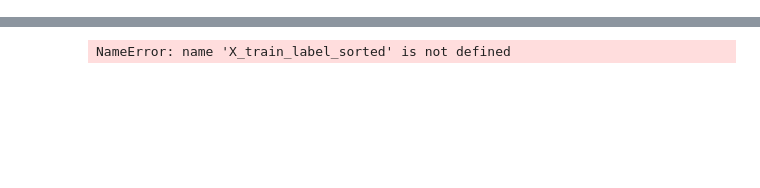
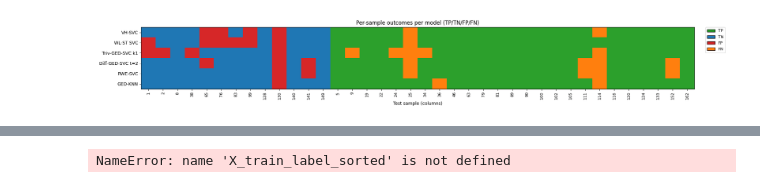
Before and after one commit to SimonESchumacher/Exploration-of-the-Potential-of-GED-based-Classifiers, a Jupyter notebook: Kernel_Matrix.ipynb, the cells around one changed output, grey strips where cells are left out. Cells and saved outputs as stored; diff of their text form; code cells hidden in the pictures; blank space fills up the shorter version.

```diff
--- a/Kernel_Matrix.ipynb
+++ b/Kernel_Matrix.ipynb
@@ -183,0 +357,14 @@ sorted_labels_map_by_size = [sorted_labels_map_graphic[x] for x in sorted(range(
+# %%
+test_indices = [int(g.name) for g in X_test]
+sorted_test_indices_by_labels = [x for _, x in sorted(zip(y_test, test_indices))]
+# sort them by their labels primarily and secondarily by their node count
+
+sorted_test_indices_by_labels_and_size = [test_indices[x] for x in sorted(range(len(test_indices)), key=lambda idx: (y_test[idx], y_test[idx]*len(X_test[idx].nodes())))]
+
+
+
+
+X_test_label_sorted = [DATASET.graphs[idx] for idx in sorted_test_indices_by_labels]
+Y_test_label_sorted = [y_test[test_indices.index(idx)] for idx in sorted_test_indices_by_labels]
+X_test_sorted = [DATASET.graphs[idx] for idx in sorted_test_indices_by_labels]
+Y_test_sorted = [y_test[test_indices.index(idx)] for idx in sorted_test_indices_by_labels]
@@ -184,3 +500,80 @@ sorted_labels_map_by_size = [sorted_labels_map_graphic[x] for x in sorted(range(
+# %%
+import numpy as np
+from matplotlib.colors import ListedColormap
+from matplotlib.patches import Patch
+
+# Horizontal stripes per model showing results_df entries in 4 colors (TP,TN,FP,FN).
+# Uses variables already present in the notebook: results_df
+
+import matplotlib.pyplot as plt
+
+# define mapping and colors (4 colors for TP,TN,FP,FN)
+label_order = ["TP", "TN", "FP", "FN"]
+color_map = {
+    "TP": "#2ca02c",   # green
+    "TN": "#1f77b4",   # blue
+    "FP": "#d62728",   # red
+    "FN": "#ff7f0e",   # orange
+    "NA": "#7f7f7f",   # grey (if present)
+    "OTHER": "#7f7f7f" # grey (if present)
+}
+
+# build integer matrix for imshow (map unseen values to a fallback index)
+rows = results_df.index.tolist()
+cols = results_df.columns.tolist()
+n_models = len(rows)
+n_samples = len(cols)
+
+fallback_idx = len(label_order)  # index for any fallback (NA/OTHER)
+all_colors = [color_map[l] for l in label_order] + ["#7f7f7f"]
+cmap = ListedColormap(all_colors)
+
+mat = np.full((n_models, n_samples), fallback_idx, dtype=int)
+for i, r in enumerate(rows):
+    # use positional indexing to ensure we always get a single row (1D)
+    # .loc may return multiple rows if index labels are duplicated
+    row_vals = results_df.iloc[i].values
+    for j, v in enumerate(row_vals):
+        if v in label_order:
+            mat[i, j] = label_order.index(v)
+        elif v in color_map:
+            # NA/OTHER -> fallback index (last color)
+            mat[i, j] = fallback_idx
+        else:
+            mat[i, j] = fallback_idx
+
+# plot
+fig_h = max(2.0, 0.5 * n_models)  # reasonable height scaling
+fig, ax = plt.subplots(figsize=(min(20, 1* n_samples + 3), fig_h))
+im = ax.imshow(mat, aspect='auto', cmap=cmap, vmin=0, vmax=len(all_colors)-1)
+
+# labels and ticks
+ax.set_yticks(np.arange(n_models))
+ax.set_yticklabels(rows, fontsize=10)
+ax.set_xticks(np.arange(n_samples))
+# show only a subset of xticks if many samples
+if n_samples > 40:
+    step = max(1, n_samples // 40)
+    ax.set_xticks(np.arange(0, n_samples, step))
+    ax.set_xticklabels([cols[k] for k in range(0, n_samples, step)], rotation=90, fontsize=8)
+else:
+    ax.set_xticklabels(cols, rotation=90, fontsize=9)
+
+ax.set_xlabel("Test sample (columns)")
+ax.set_title("Per-sample outcomes per model (TP/TN/FP/FN)")
+
+# legend
+legend_handles = [Patch(facecolor=color_map[k], edgecolor='k', label=k) for k in label_order]
+# append NA/OTHER if present in matrix
+if np.any(mat == fallback_idx):
+    legend_handles.append(Patch(facecolor="#7f7f7f", edgecolor='k', label="NA/OTHER"))
+ax.legend(handles=legend_handles, bbox_to_anchor=(1.02, 1), loc='upper left', borderaxespad=0., fontsize=9)
+
+plt.tight_layout()
+plt.savefig(f"per_sample_outcomes_{DATASET_NAME}_{randomseed}.pdf", bbox_inches='tight')
+plt.show()
+# %% [output]
+[figure, added]
 # %%
 # fit the model and get the lagrgange multipliers
 ged_matrix_train = ged_calculator.get_complete_matrix(method=GED_BOUND,x_graphindexes=indizies_for_graphic, y_graphindexes=indizies_for_graphic)
```
Also changed, not shown: parts of 13 cells of this notebook, 12 other files.
